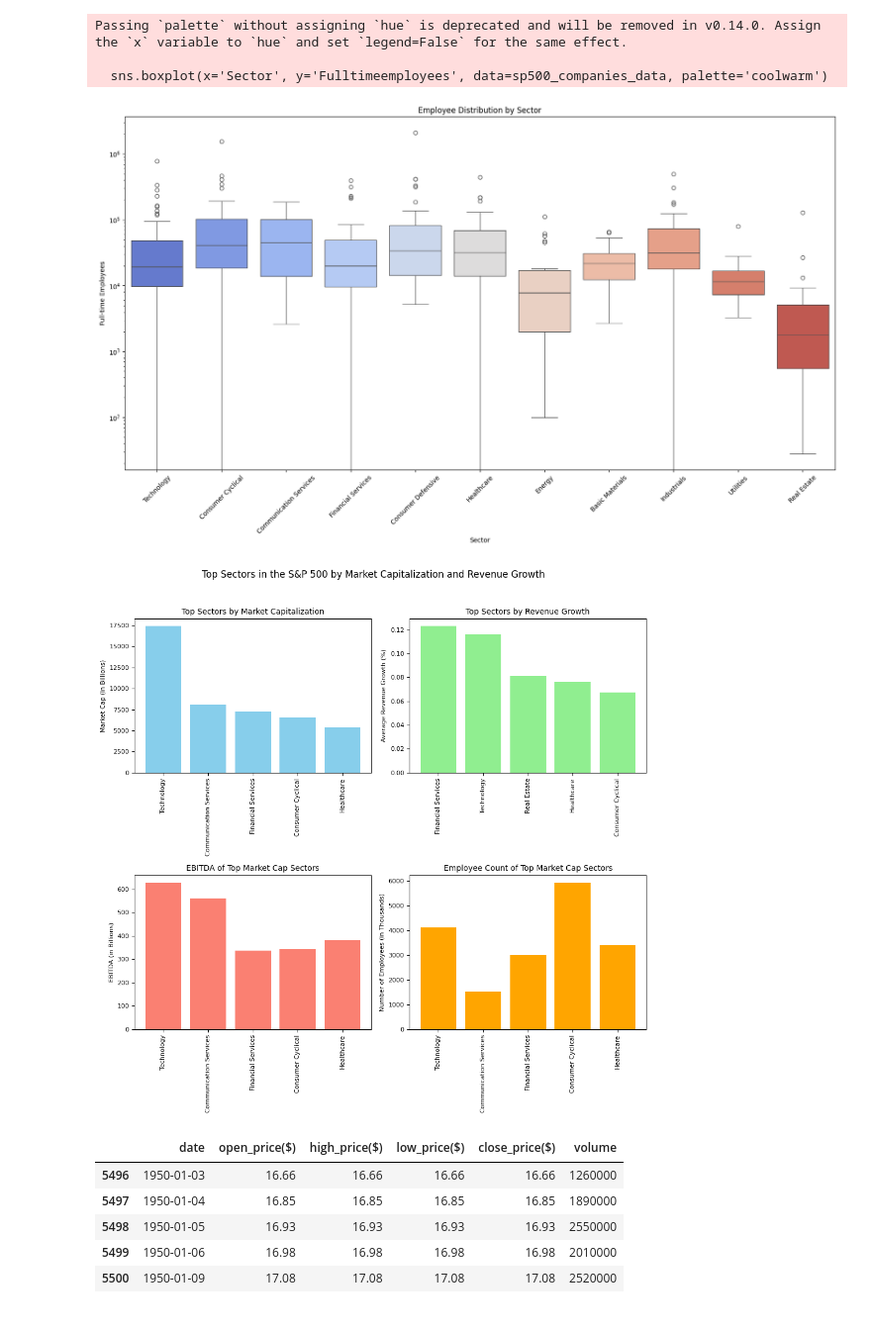
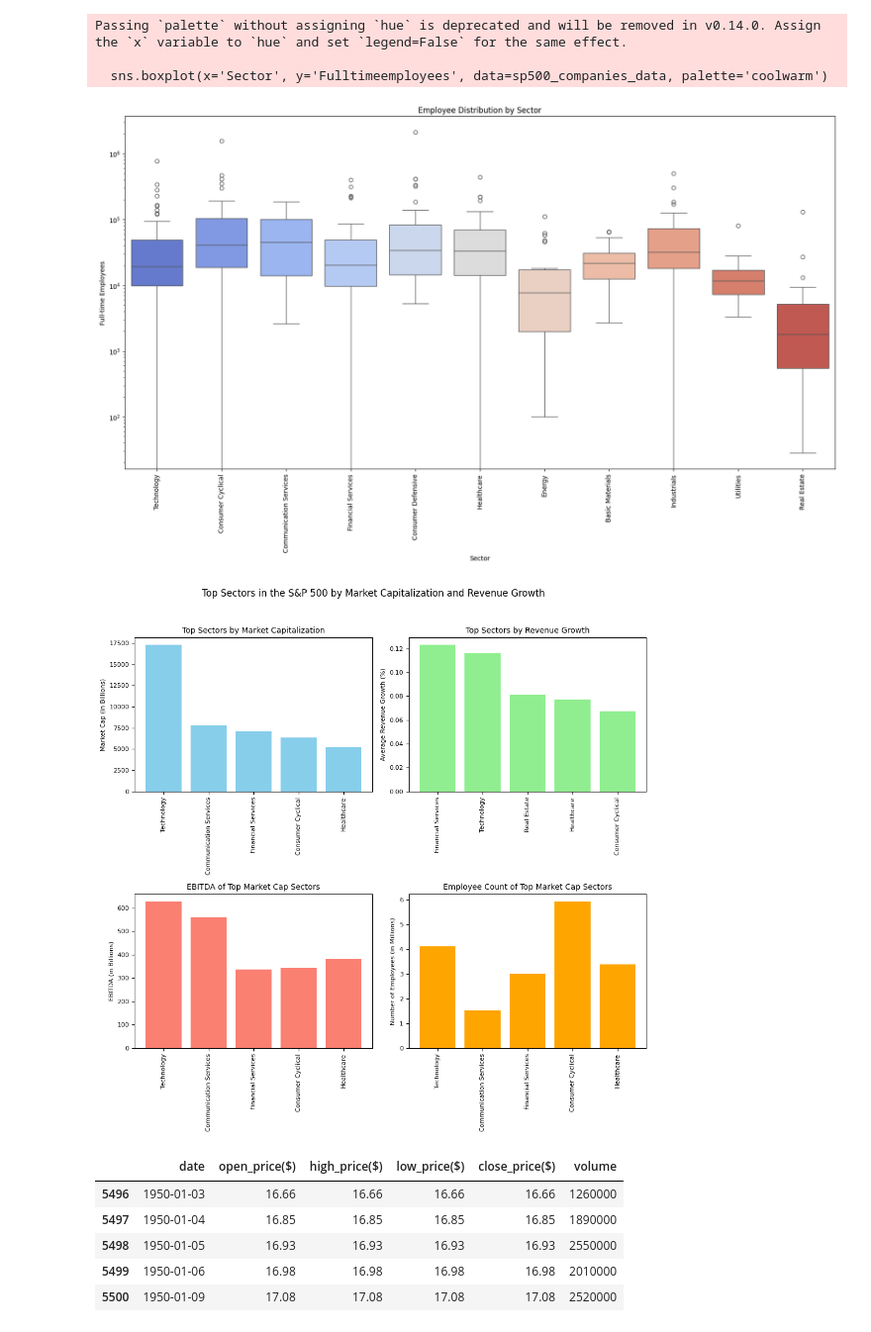
Before and after one commit to bilalahmad1995/WS2024-25-MADE, a Jupyter notebook: project/EDA.ipynb, the cells around one changed output. Shown: that part at 99% size. Drawn from its saved outputs; the diff is of its cells as text; code cells hidden in the pictures.

```diff
--- a/project/EDA.ipynb
+++ b/project/EDA.ipynb
@@ -121,18 +105,18 @@ plt.show()
 # %%
 # 5. Employee Distribution by Sector
 plt.figure(figsize=(20, 10))
 sns.boxplot(x='Sector', y='Fulltimeemployees', data=sp500_companies_data, palette='coolwarm')
 plt.title('Employee Distribution by Sector')
 plt.xlabel('Sector')
 plt.ylabel('Full-time Employees')
 plt.yscale('log')  # Log scale to handle wide variations
-plt.xticks(rotation=45)
+plt.xticks(rotation=90)
 plt.show()
 # %% [output]
 Passing `palette` without assigning `hue` is deprecated and will be removed in v0.14.0. Assign the `x` variable to `hue` and set `legend=False` for the same effect.
 
   sns.boxplot(x='Sector', y='Fulltimeemployees', data=sp500_companies_data, palette='coolwarm')
-[figure, old version]
+[figure, new version]
 # %%
 
 
@@ -154,7 +138,6 @@ top_revenuegrowth_sectors = sector_agg.sort_values(by='Revenuegrowth', ascending
 # Set up the plotting area
 fig, axes = plt.subplots(2, 2, figsize=(10, 10))
 fig.suptitle('Top Sectors in the S&P 500 by Market Capitalization and Revenue Growth', fontsize=12)
-
 # Bar plot for Market Capitalization
 axes[0, 0].bar(top_marketcap_sectors['Sector'], top_marketcap_sectors['Marketcap_in_Billions'], color='skyblue')
 axes[0, 0].set_title('Top Sectors by Market Capitalization', fontsize=10)
@@ -176,17 +159,18 @@ axes[1, 0].set_ylabel('EBITDA (in Billions)', fontsize=8)
 axes[1, 0].tick_params(axis='x', rotation=90, labelsize=8)
 axes[1, 0].tick_params(axis='y', labelsize=8)
 
-# Bar plot for Employee Count of top Market Cap sectors
-axes[1, 1].bar(top_marketcap_sectors['Sector'], top_marketcap_sectors['Fulltimeemployees'] / 1e3, color='orange')
+
+# Update the bar plot for employee count with values in millions
+axes[1, 1].bar(top_marketcap_sectors['Sector'], top_marketcap_sectors['Fulltimeemployees'] / 1e6, color='orange')
 axes[1, 1].set_title('Employee Count of Top Market Cap Sectors', fontsize=10)
-axes[1, 1].set_ylabel('Number of Employees (in Thousands)', fontsize=8)
+axes[1, 1].set_ylabel('Number of Employees (in Millions)', fontsize=8)
 axes[1, 1].tick_params(axis='x', rotation=90, labelsize=8)
 axes[1, 1].tick_params(axis='y', labelsize=8)
 
 plt.tight_layout(rect=[0, 0, 1, 0.96])
 plt.show()
 # %% [output]
-[figure, old version]
+[figure, new version]
 # %%
 sp500_index_data.head()
 # %% [output]
```
Also changed, not shown: parts of 9 cells of this notebook, 4 other files.
